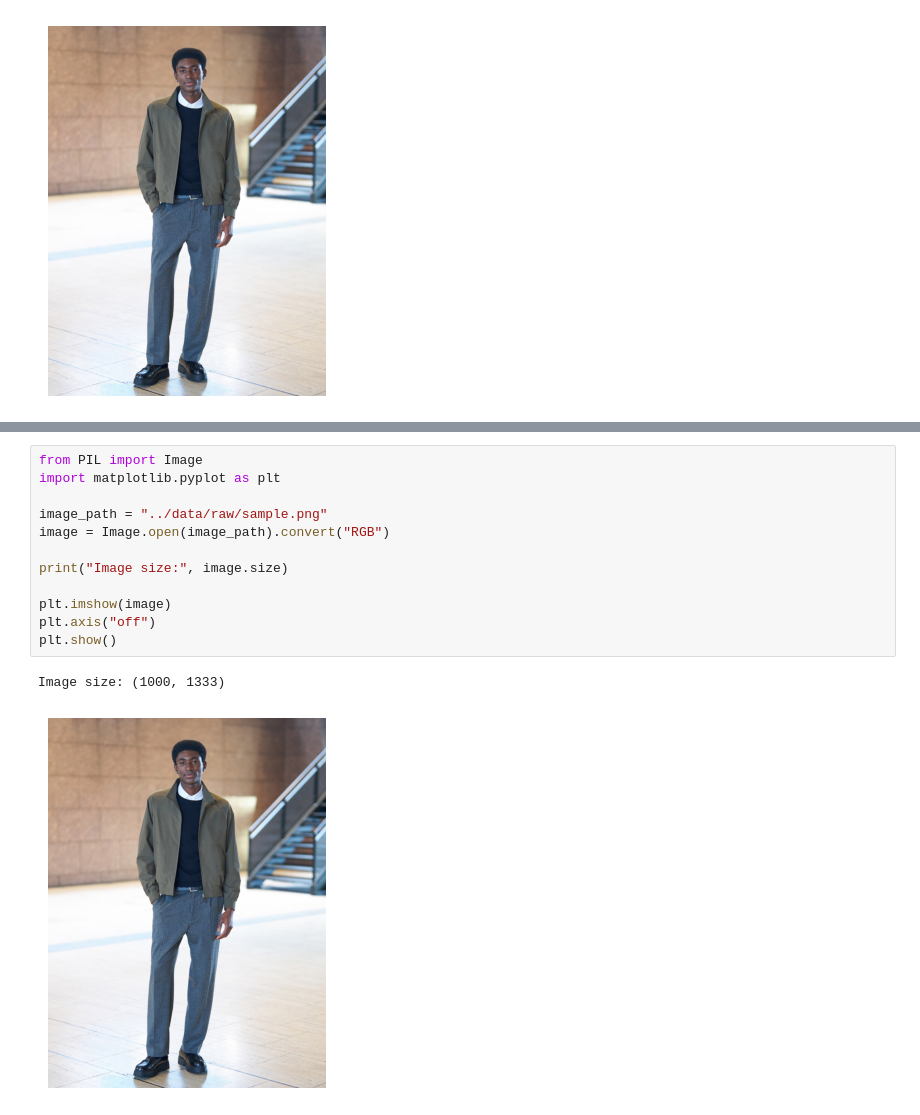
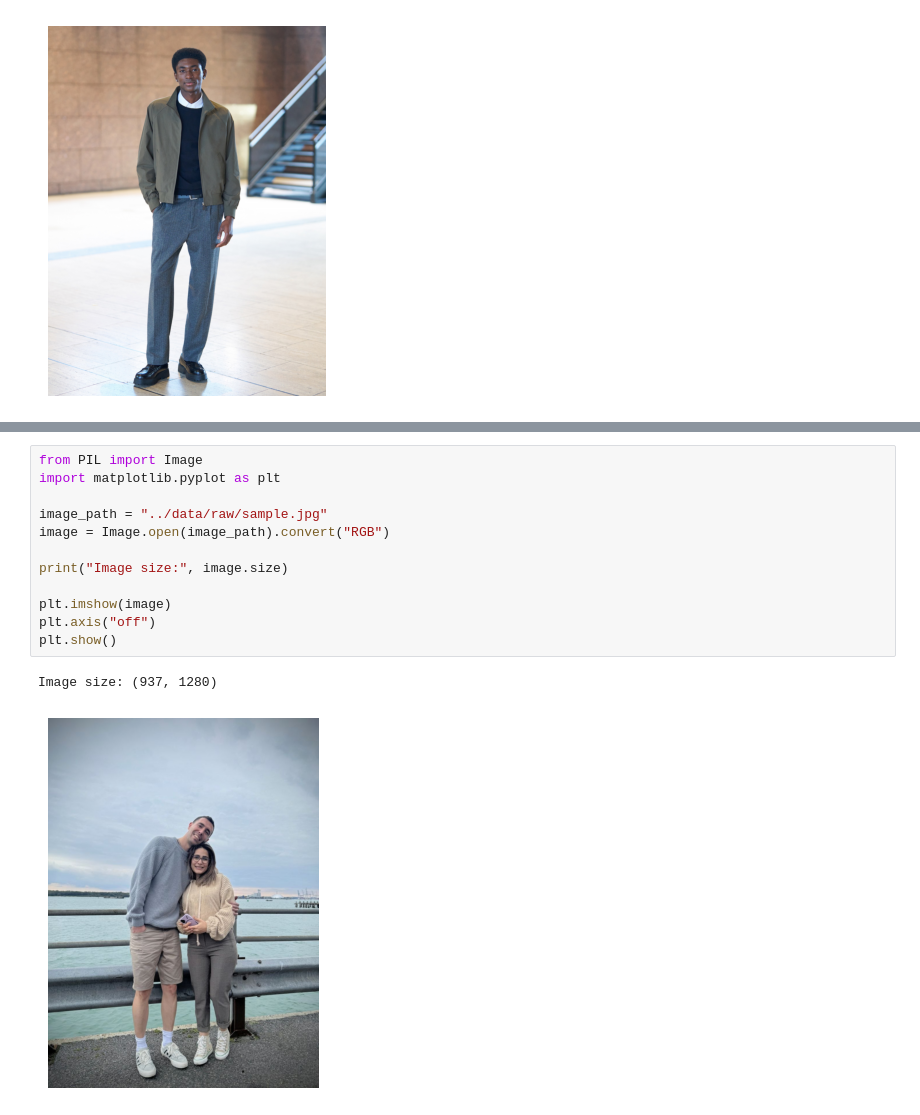
Before and after one commit to farzadismyid/simple_image_captioner, a Jupyter notebook: notebooks/01_setup_and_first_caption.ipynb, the cells around one changed output, grey strips where cells are left out. Cells and saved outputs as stored; diff of their text form.

```diff
--- a/notebooks/01_setup_and_first_caption.ipynb
+++ b/notebooks/01_setup_and_first_caption.ipynb
@@ -79,18 +76,18 @@ Torch dtype: torch.float16
 # %%
 from PIL import Image
 import matplotlib.pyplot as plt
 
-image_path = "../data/raw/sample.png"
+image_path = "../data/raw/sample.jpg"
 image = Image.open(image_path).convert("RGB")
 
 print("Image size:", image.size)
 
 plt.imshow(image)
 plt.axis("off")
 plt.show()
 # %% [output]
-Image size: (1000, 1333)
+Image size: (937, 1280)
-[figure, old version]
+[figure, new version]
 # %%
 prompt = "<MORE_DETAILED_CAPTION>"
 
```
Also changed, not shown: parts of 5 cells of this notebook, 1 other file.
